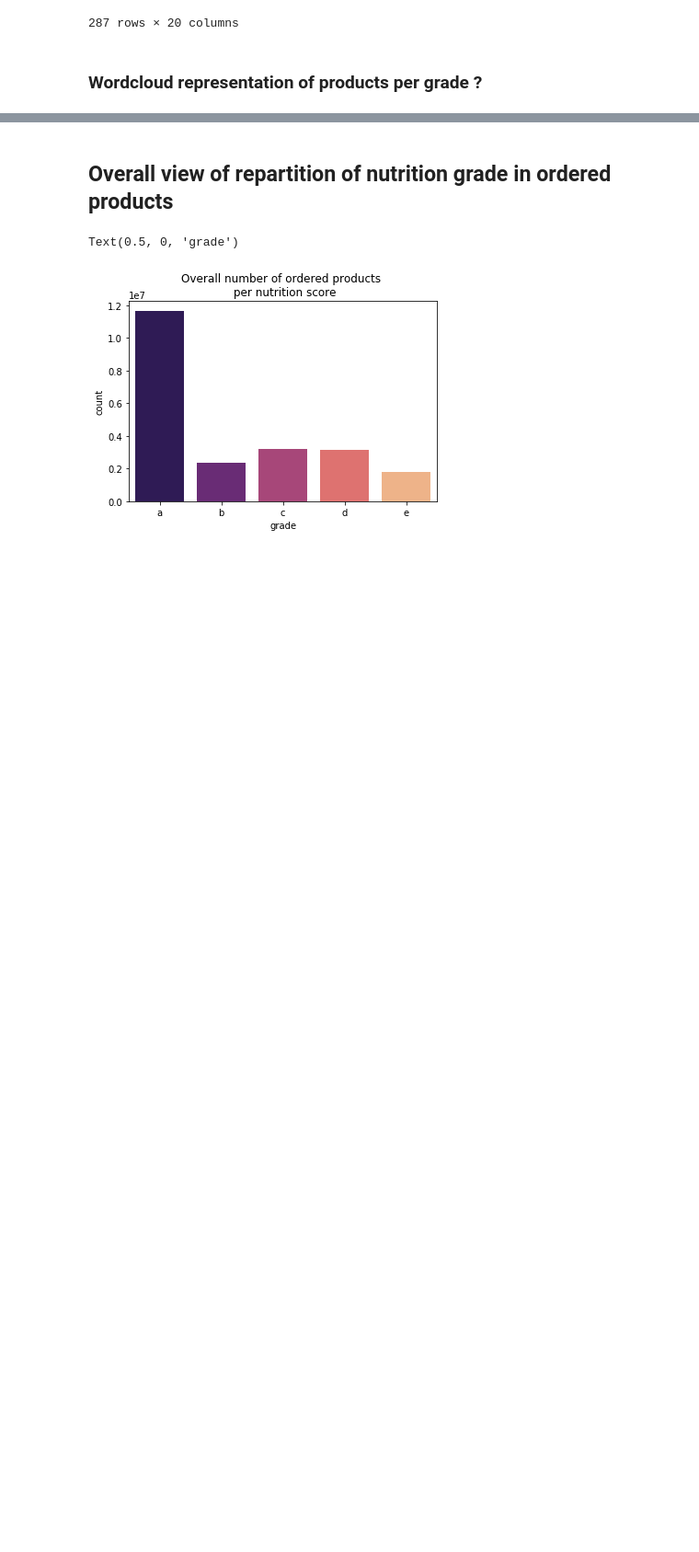
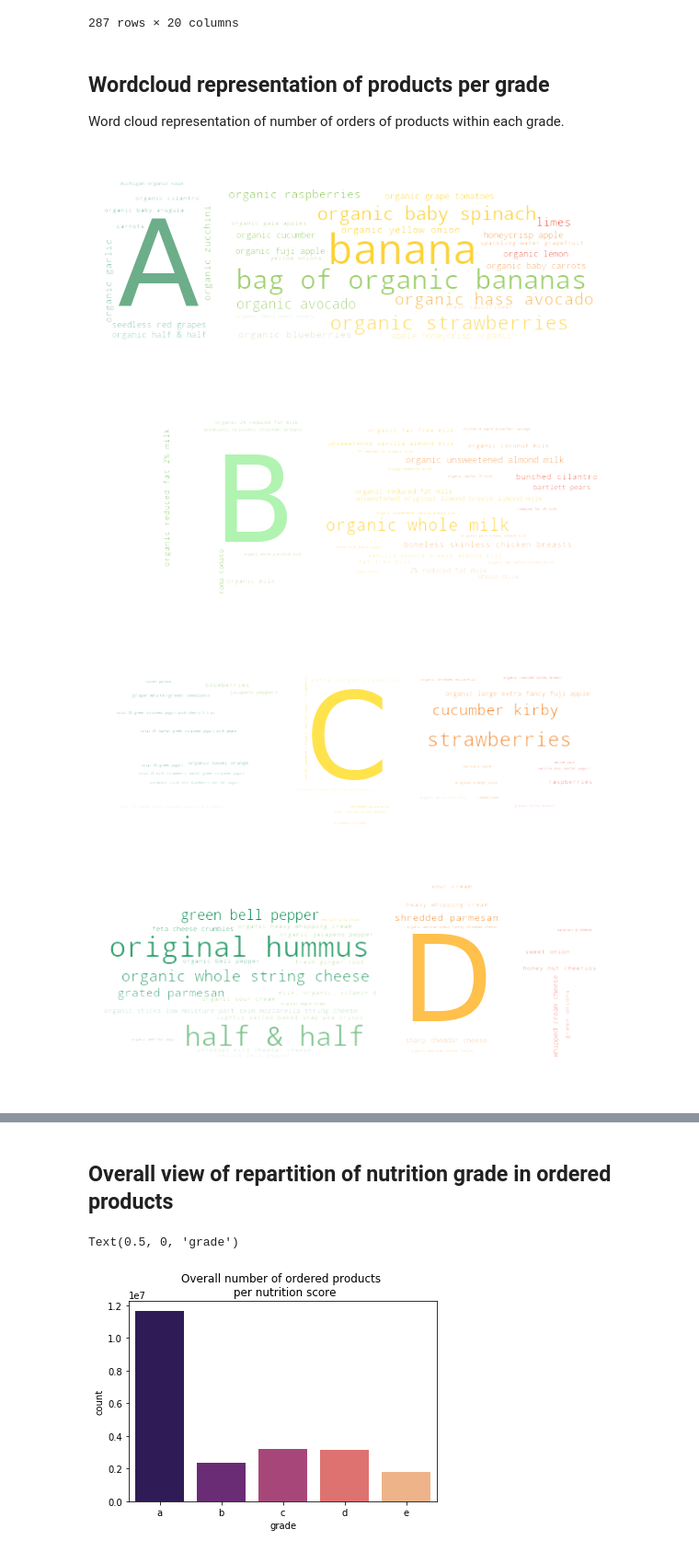
Before and after one commit to MarcBickel/project_gobigorgohome, a Jupyter notebook: project_notebook-Copy_cecile.ipynb, the cells around one changed output, grey strips where cells are left out. Shown at 92% size. Drawn from its saved outputs; the diff is of its cells as text; code cells hidden in the pictures; blank space fills up the shorter version.

Commit message:
Word clouds of instacart products for each grade

```diff
--- a/project_notebook-Copy_cecile.ipynb
+++ b/project_notebook-Copy_cecile.ipynb
@@ -586,4 +586,23 @@ products_df[products_df.max_score == 'e']
 | 22649306 | 2974 | regular | 77 | 7 | 2287 | 19.014870 | 21.684603 | 16.822459 | 10.771693 | ... |
 287 rows × 20 columns
 # %% [markdown]
-### Wordcloud representation of products per grade ?
+## Wordcloud representation of products per grade
+
+Word cloud representation of number of orders of products within each grade.
+# %%
+# create a dictionnary for all nutrition grades
+grade_dict_insta={}
+for grade in nutri_score:
+    tmp = products_df[products_df.max_score == grade][["product_name","n_orders"]]
+    grade_dict_insta[grade]= dict(zip(tmp.product_name, tmp.n_orders))
+# %%
+def plot_wordcloud(nutritionalgrade='a'):
+    mask = np.array(Image.open('img/grade_'+nutritionalgrade+'.PNG'))
+    wordcloud = WordCloud(relative_scaling=0.8,max_words=30,
+                mask=mask,background_color="rgba(255, 255, 255, 0)", mode="RGBA").generate_from_frequencies(dict(grade_dict_insta[nutritionalgrade]))
+    image_colors = ImageColorGenerator(mask)
+    plt.figure(figsize=(10,20))
+    write_correct_letter(nutritionalgrade)
+    plt.imshow(wordcloud.recolor(color_func=image_colors), interpolation='bilinear')
+    plt.axis("off")
+    plt.show()
@@ -589,0 +621,8 @@ products_df[products_df.max_score == 'e']
+# %%
+for i in ['a','b','c','d','e']:
+    plot_wordcloud(nutritionalgrade=i)
+# %% [output]
+[figure, added]
+[figure, added]
+[figure, added]
+[figure, added]
```
Also changed, not shown: parts of 3 cells of this notebook.
